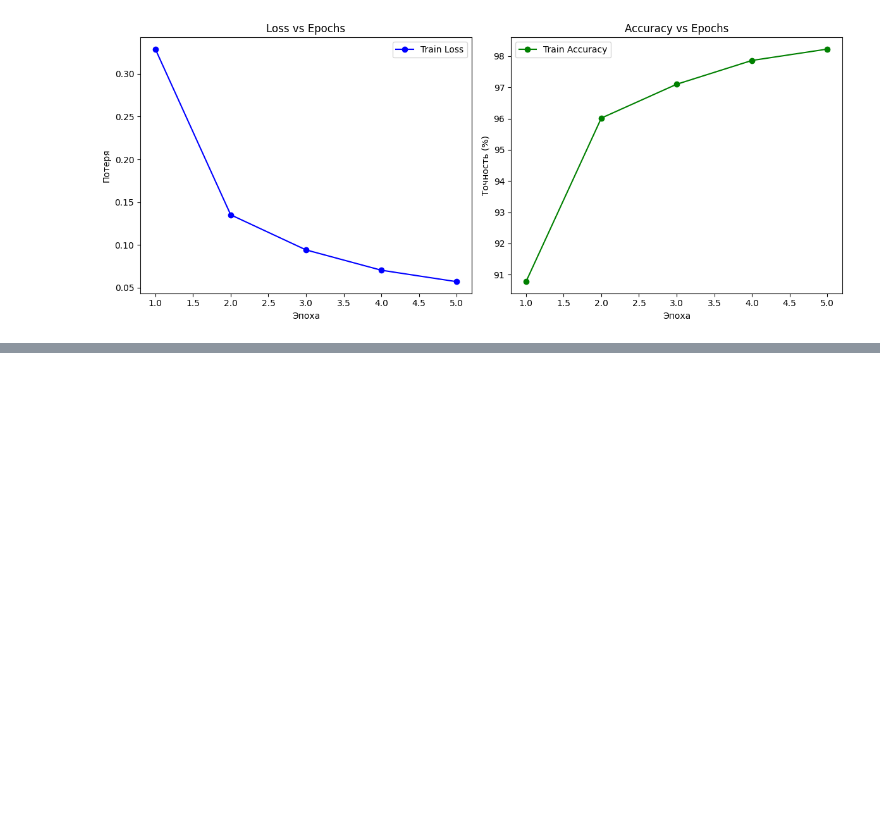
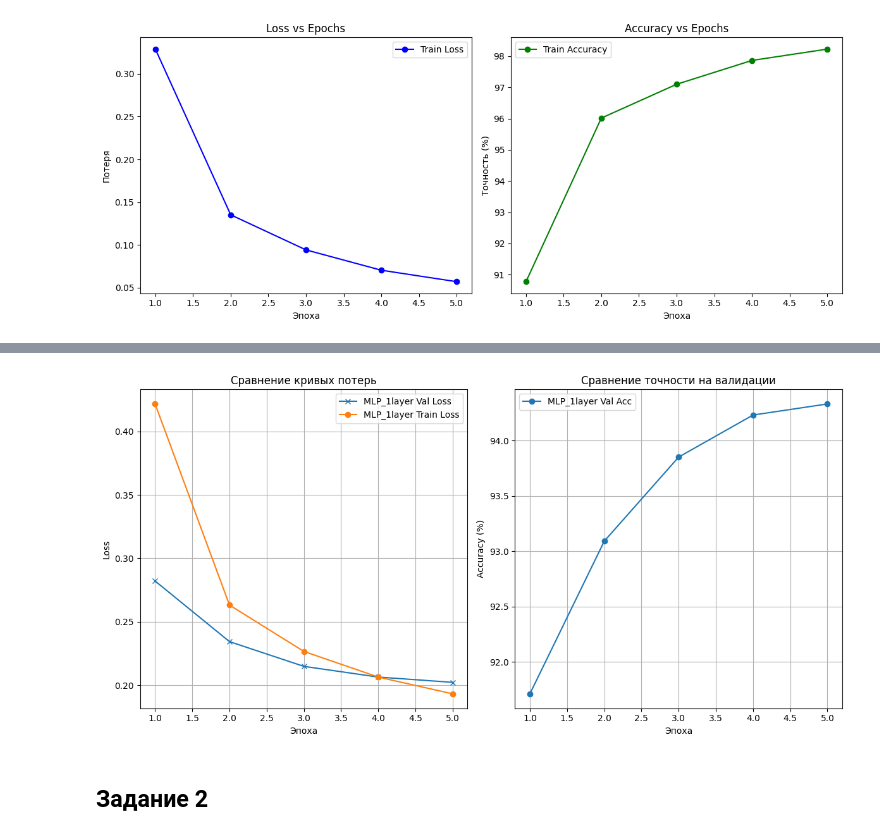
Before and after one commit to umashka/dle-sprint-1, a Jupyter notebook: MLP-MNIST.ipynb, the cells around one changed output, grey strips where cells are left out. Cells and saved outputs as stored; diff of their text form; code cells hidden in the pictures; blank space fills up the shorter version.

```diff
--- a/MLP-MNIST.ipynb
+++ b/MLP-MNIST.ipynb
@@ -940,0 +1188,12 @@ plt.show()
+# %%
+model =  model = nn.Sequential(
+        nn.Flatten(),
+        nn.Linear(784, 16),
+        nn.ReLU(),
+        nn.Linear(16, 10)
+    )
+
+num_epochs = 5
+hist = {name: {'train_loss': [], 'val_loss': [], 'val_acc': []} }
+optimizer = optim.Adam(model.parameters(), lr=0.001)
+criterion = nn.CrossEntropyLoss()
@@ -940,0 +1254,36 @@ plt.show()
+# %%
+# Визуализация истории обучения (пример для loss)
+plt.figure(figsize=(12, 6))
+
+
+# Потеря
+plt.subplot(1, 2, 1)
+epochs = range(1, num_epochs + 1)
+plt.plot(epochs, hist[name]['val_loss'],   marker='x', label=f"{name} Val Loss")
+plt.plot(epochs, hist[name]['train_loss'], marker='o', label=f"{name} Train Loss",)
+plt.title("Сравнение кривых потерь")
+plt.xlabel("Эпоха")
+plt.ylabel("Loss")
+plt.legend()
+plt.grid(True)
+
+
+# Точность
+plt.subplot(1, 2, 2)
+
+
+epochs = range(1, num_epochs + 1)
+plt.plot(epochs, hist[name]['val_acc'], marker='o', label=f"{name} Val Acc")
+plt.title("Сравнение точности на валидации")
+plt.xlabel("Эпоха")
+plt.ylabel("Accuracy (%)")
+plt.legend()
+plt.grid(True)
+
+
+plt.tight_layout()
+plt.show()
+# %% [output]
+[figure, added]
+# %% [markdown]
+## Задание 2
```
Also changed, not shown: parts of 36 cells of this notebook.
